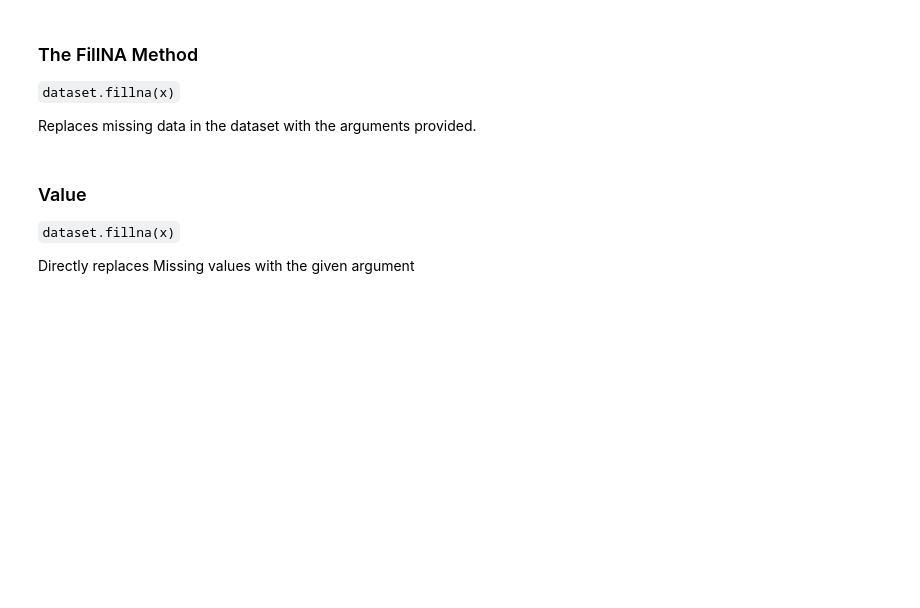
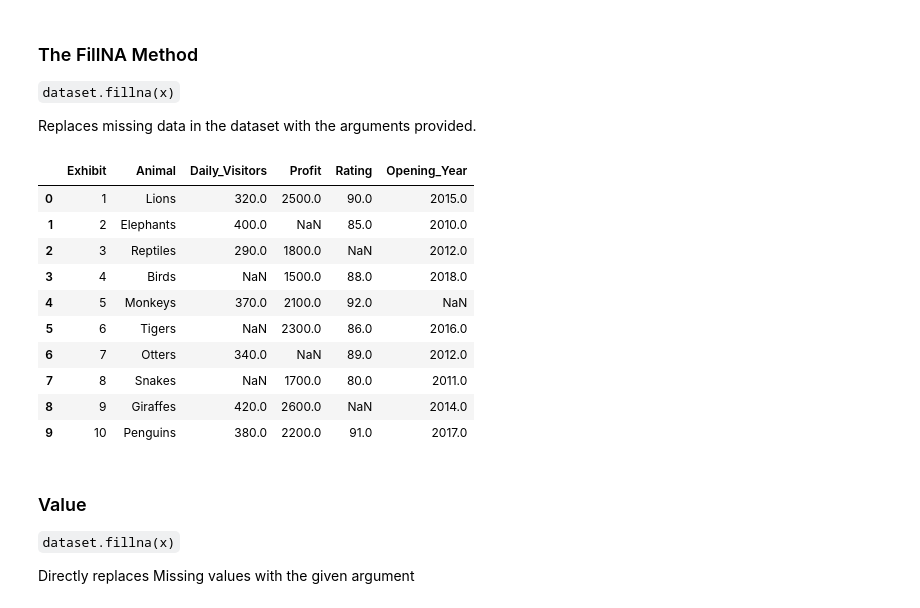
Before and after one commit to AorbTech/Pandas, a Jupyter notebook: 06. Fillna Method.ipynb, the cells around one changed output. Saved outputs shown, nothing was run; the diff lists cells and outputs as text; code cells hidden in the pictures; blank space fills up the shorter version.

```diff
--- a/06. Fillna Method.ipynb
+++ b/06. Fillna Method.ipynb
@@ -18,6 +20,21 @@
 `dataset.fillna(x)`
 
 Replaces missing data in the dataset with the arguments provided.
+# %%
+zoo = pandas.read_csv("./datasets/zoo.csv")
+zoo
+# %% [output]
+|  | Exhibit | Animal | Daily_Visitors | Profit | Rating | Opening_Year |
+| 0 | 1 | Lions | 320.0 | 2500.0 | 90.0 | 2015.0 |
+| 1 | 2 | Elephants | 400.0 | NaN | 85.0 | 2010.0 |
+| 2 | 3 | Reptiles | 290.0 | 1800.0 | NaN | 2012.0 |
+| 3 | 4 | Birds | NaN | 1500.0 | 88.0 | 2018.0 |
+| 4 | 5 | Monkeys | 370.0 | 2100.0 | 92.0 | NaN |
+| 5 | 6 | Tigers | NaN | 2300.0 | 86.0 | 2016.0 |
+| 6 | 7 | Otters | 340.0 | NaN | 89.0 | 2012.0 |
+| 7 | 8 | Snakes | NaN | 1700.0 | 80.0 | 2011.0 |
+| 8 | 9 | Giraffes | 420.0 | 2600.0 | NaN | 2014.0 |
+| 9 | 10 | Penguins | 380.0 | 2200.0 | 91.0 | 2017.0 |
 # %% [markdown]
 ### Value
 
```
Also changed, not shown: parts of 25 cells of this notebook.
